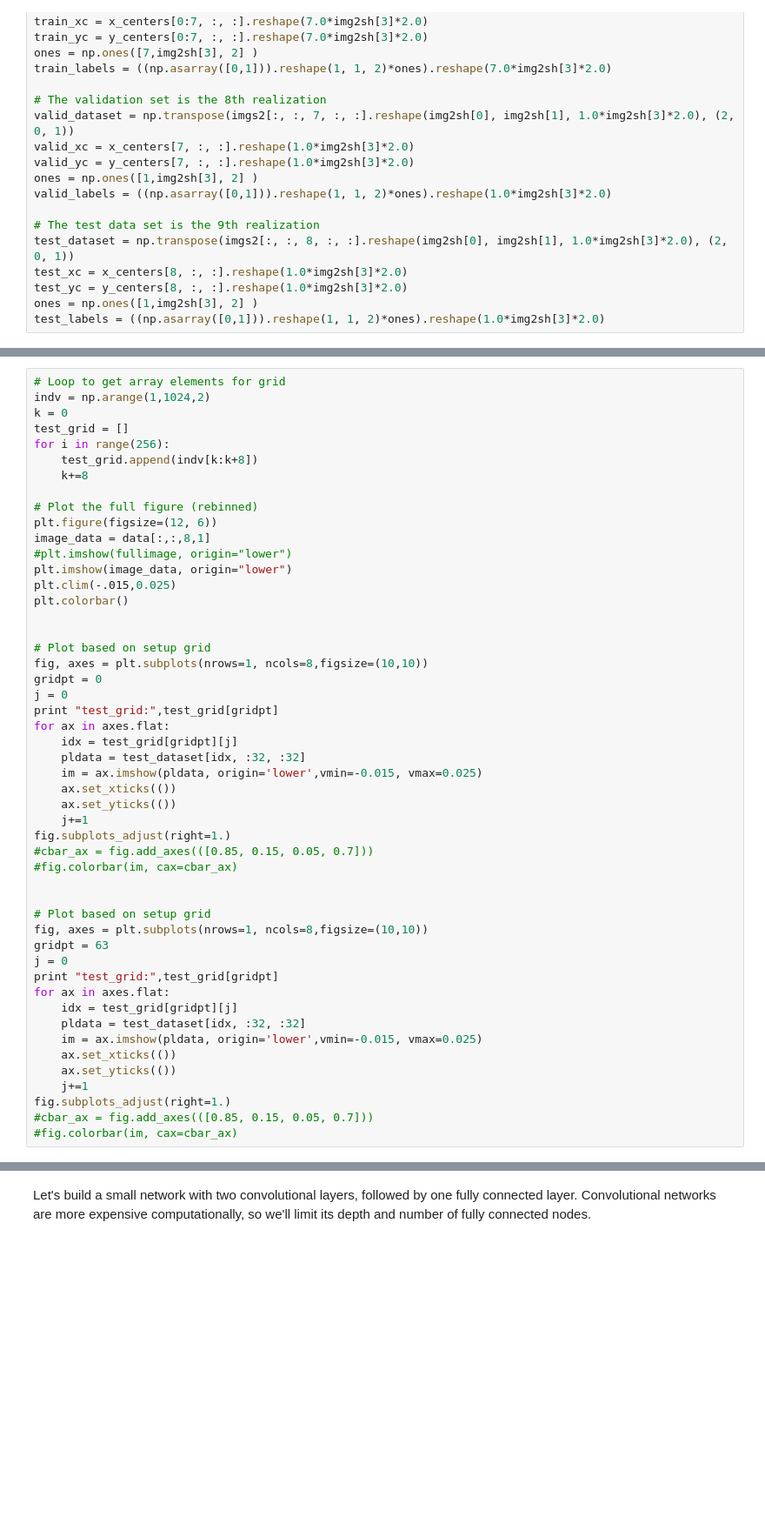
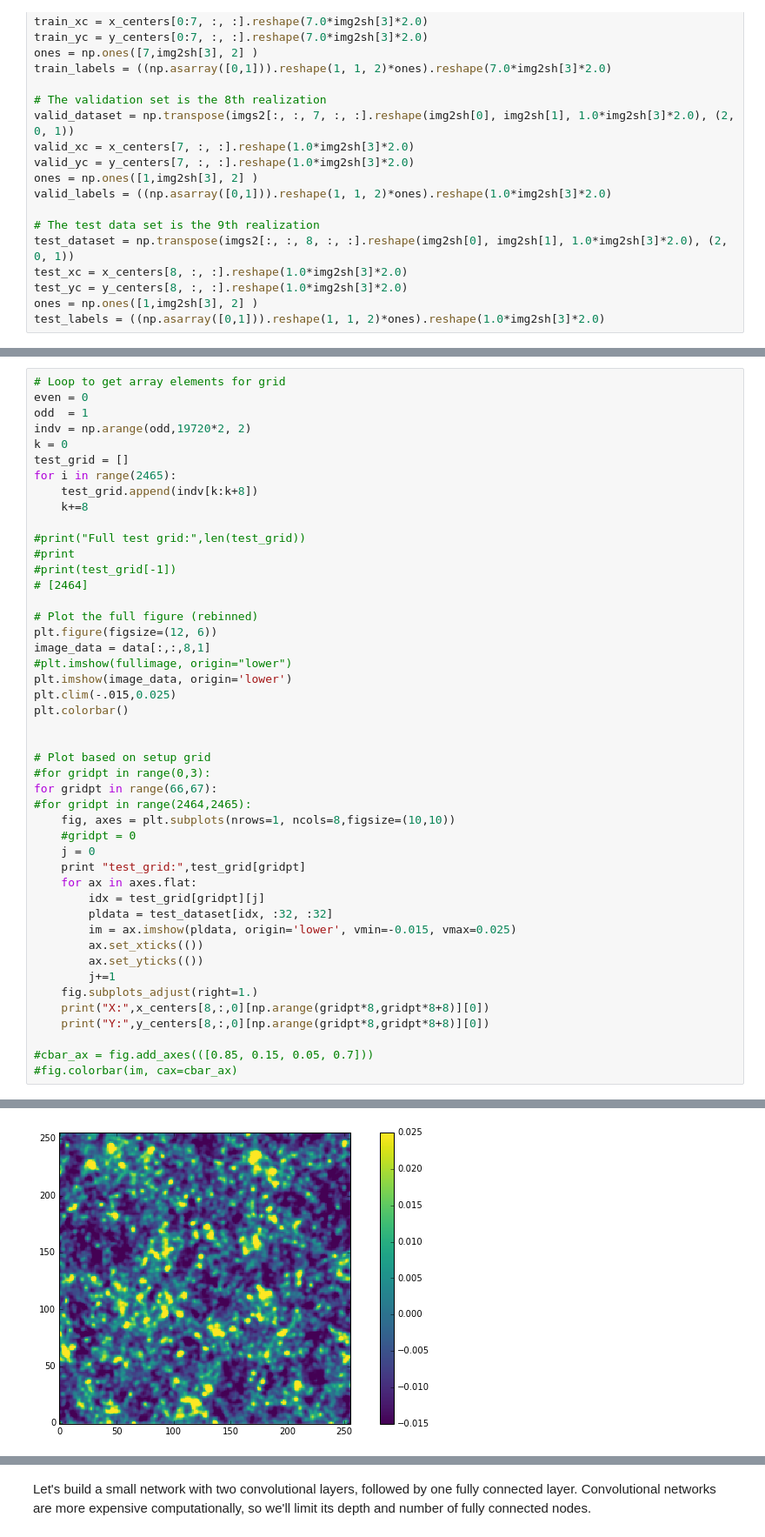
Before and after one commit to jrhastro/astroNN, a Jupyter notebook: conv_WL_devel.ipynb, the cells around one changed output, grey strips where cells are left out. Shown at 87% size. Drawn from its saved outputs; the diff is of its cells as text; blank space fills up the shorter version.

```diff
--- a/conv_WL_devel.ipynb
+++ b/conv_WL_devel.ipynb
@@ -286,50 +369,47 @@ sub2.imshow(image_data, origin='lower')
 # %%
 # Loop to get array elements for grid
-indv = np.arange(1,1024,2)
+even = 0
+odd  = 1
+indv = np.arange(odd,19720*2, 2)
 k = 0
 test_grid = []
-for i in range(256):
+for i in range(2465):
     test_grid.append(indv[k:k+8])
     k+=8
+
+#print("Full test grid:",len(test_grid))
+#print
+#print(test_grid[-1])
+# [2464]
 
 # Plot the full figure (rebinned)
 plt.figure(figsize=(12, 6))
 image_data = data[:,:,8,1]
 #plt.imshow(fullimage, origin="lower")
-plt.imshow(image_data, origin="lower")
+plt.imshow(image_data, origin='lower')
 plt.clim(-.015,0.025)
 plt.colorbar()
 
 
 # Plot based on setup grid
-fig, axes = plt.subplots(nrows=1, ncols=8,figsize=(10,10))
-gridpt = 0
-j = 0
-print "test_grid:",test_grid[gridpt]
-for ax in axes.flat:
-    idx = test_grid[gridpt][j]
-    pldata = test_dataset[idx, :32, :32]
-    im = ax.imshow(pldata, origin='lower',vmin=-0.015, vmax=0.025)
-    ax.set_xticks(())
-    ax.set_yticks(())
-    j+=1
-fig.subplots_adjust(right=1.)
+#for gridpt in range(0,3):
+for gridpt in range(66,67):
+#for gridpt in range(2464,2465):
+    fig, axes = plt.subplots(nrows=1, ncols=8,figsize=(10,10))
+    #gridpt = 0
+    j = 0
+    print "test_grid:",test_grid[gridpt]
+    for ax in axes.flat:
+        idx = test_grid[gridpt][j]
+        pldata = test_dataset[idx, :32, :32]
+        im = ax.imshow(pldata, origin='lower', vmin=-0.015, vmax=0.025)
+        ax.set_xticks(())
+        ax.set_yticks(())
+        j+=1
+    fig.subplots_adjust(right=1.)
+    print("X:",x_centers[8,:,0][np.arange(gridpt*8,gridpt*8+8)][0])
+    print("Y:",y_centers[8,:,0][np.arange(gridpt*8,gridpt*8+8)][0])
+
 #cbar_ax = fig.add_axes(([0.85, 0.15, 0.05, 0.7]))
 #fig.colorbar(im, cax=cbar_ax)
-
-
-# Plot based on setup grid
-fig, axes = plt.subplots(nrows=1, ncols=8,figsize=(10,10))
-gridpt = 63
-j = 0
-print "test_grid:",test_grid[gridpt]
-for ax in axes.flat:
-    idx = test_grid[gridpt][j]
-    pldata = test_dataset[idx, :32, :32]
-    im = ax.imshow(pldata, origin='lower',vmin=-0.015, vmax=0.025)
-    ax.set_xticks(())
-    ax.set_yticks(())
-    j+=1
-fig.subplots_adjust(right=1.)
-#cbar_ax = fig.add_axes(([0.85, 0.15, 0.05, 0.7]))
-#fig.colorbar(im, cax=cbar_ax)
+# %% [output]
@@ -335,0 +419 @@ fig.subplots_adjust(right=1.)
+[figure, added]
```
Also changed, not shown: parts of 19 cells of this notebook, 13 other files.
